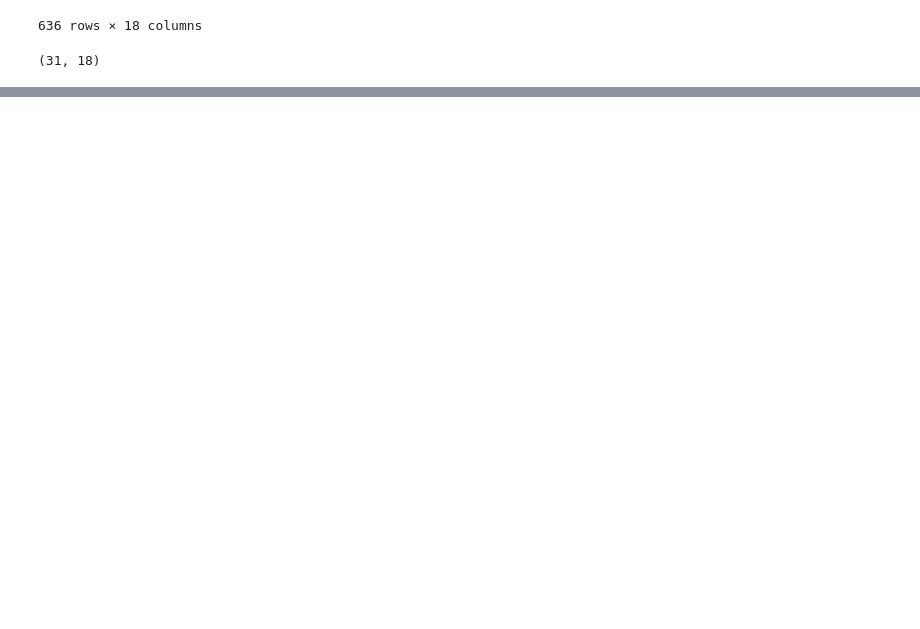
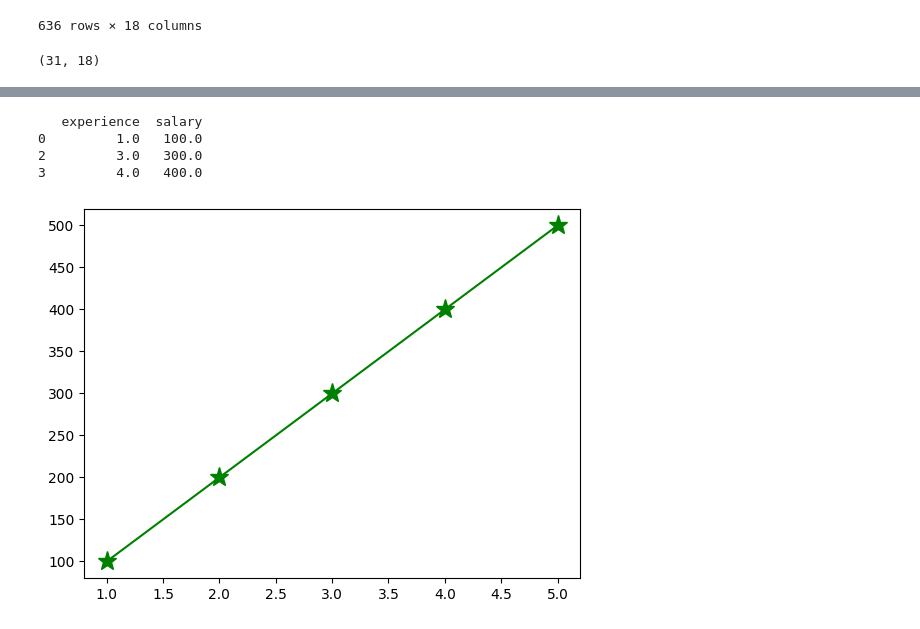
Before and after one commit to Priyanshu-Raj81/AWS_ML_Training, a Jupyter notebook: day5.ipynb, the cells around one changed output, grey strips where cells are left out. Cells and saved outputs as stored; diff of their text form; code cells hidden in the pictures; blank space fills up the shorter version.

```diff
--- a/day5.ipynb
+++ b/day5.ipynb
@@ -192,0 +247,23 @@ df.drop_duplicates(subset=[''])
+# %%
+df.dropna(inplace=True)
+print(df)
+# %% [output]
+   experience  salary
+0         1.0   100.0
+2         3.0   300.0
+3         4.0   400.0
+# %%
+import matplotlib.pyplot as plt #
+
+data = {
+    "experience":[1,2,3,4,5],
+    "salary":[100,200,300,400,500]
+}
+x = data['experience']
+y = data['salary']
+
+# line chart
+plt.plot(data['experience'],data['salary'],marker='*',markersize=14,color='green')
+plt.show()
+# %% [output]
+[figure, added]
```
Also changed, not shown: parts of 5 cells of this notebook.
